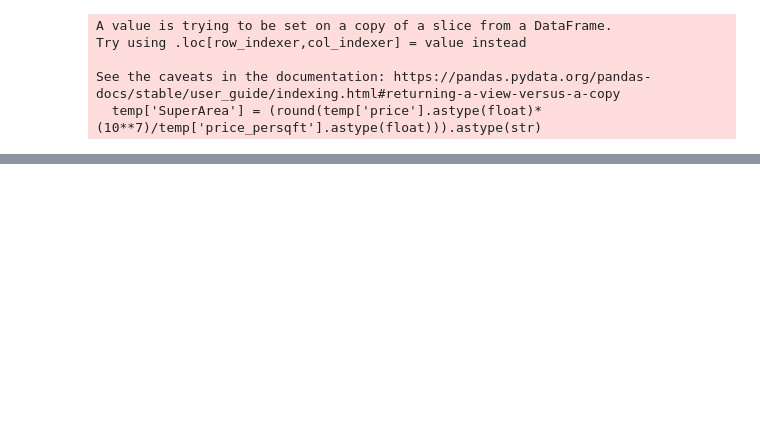
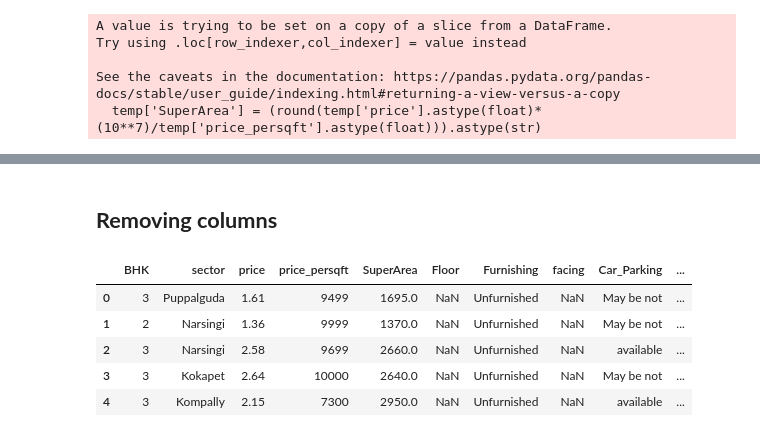
Before and after one commit to ISmokeData/Capstone_Real-_state_multiweb_project, a Jupyter notebook: MB_DataCleaning/hydrabad/clean_hydrabad.ipynb, the cells around one changed output, grey strips where cells are left out. Drawn from its saved outputs; the diff is of its cells as text; code cells hidden in the pictures; blank space fills up the shorter version.

Commit message:
hydrabad

```diff
--- a/MB_DataCleaning/hydrabad/clean_hydrabad.ipynb
+++ b/MB_DataCleaning/hydrabad/clean_hydrabad.ipynb
@@ -321,0 +569,13 @@ df.head()
+# %%
+balcony = ['1','2','3','4']
+def balc(value):
+    if value in balcony:
+        return value
+    elif value == 'NAN':
+        return np.nan
+    else:
+        return '4+'
+
+df['Balcony'] = df['Balcony'].apply(balc)
+
+df['Balcony'].value_counts()
@@ -321,0 +609,10 @@ df.head()
+# %%
+def over(value):
+    if value == 'NAN':
+        return np.nan
+    else:
+        return value
+
+df['overlooking']=df['overlooking'].apply(over)
+
+df['overlooking'].value_counts()
@@ -321,0 +653,15 @@ df.head()
+# %% [markdown]
+## **Removing columns**
+# %%
+df.drop(columns=['Status','Transaction','Society','Ownership','Under_Construction','price_sqft_price','bhk','Carpet_Area','Unnamed: 0'], axis=1, inplace=True)
+# %%
+df['city'] = 'Hydrabad'
+# %%
+df.head()
+# %% [output]
+|  | BHK | sector | price | price_persqft | SuperArea | Floor | Furnishing | facing | Car_Parking | ... |
+| 0 | 3 | Puppalguda | 1.61 | 9499 | 1695.0 | NaN | Unfurnished | NaN | May be not | ... |
+| 1 | 2 | Narsingi | 1.36 | 9999 | 1370.0 | NaN | Unfurnished | NaN | May be not | ... |
+| 2 | 3 | Narsingi | 2.58 | 9699 | 2660.0 | NaN | Unfurnished | NaN | available | ... |
+| 3 | 3 | Kokapet | 2.64 | 10000 | 2640.0 | NaN | Unfurnished | NaN | May be not | ... |
+| 4 | 3 | Kompally | 2.15 | 7300 | 2950.0 | NaN | Unfurnished | NaN | available | ... |
```
Also changed, not shown: parts of 33 cells of this notebook, 1 other file.
